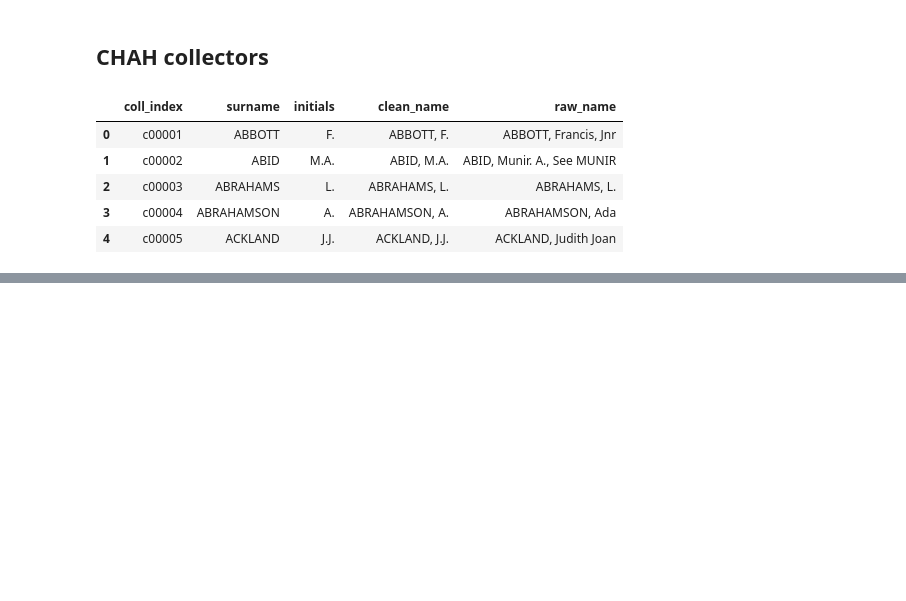
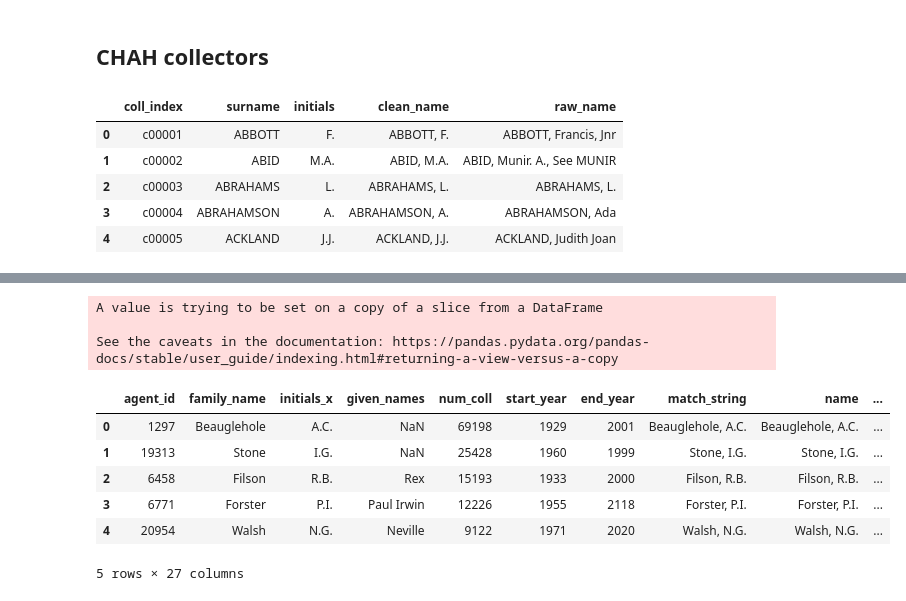
Before and after one commit to nielsklazenga/avh-collectors, a Jupyter notebook: match_names_to_wikidata_items.ipynb, the cells around one changed output, grey strips where cells are left out. Drawn from its saved outputs; the diff is of its cells as text; code cells hidden in the pictures; blank space fills up the shorter version.

```diff
--- a/match_names_to_wikidata_items.ipynb
+++ b/match_names_to_wikidata_items.ipynb
@@ -380,0 +385,18 @@ See the caveats in the documentation: https://pandas.pydata.org/pandas-docs/stab
+# %%
+import numpy as np
+
+melcoll = pd.read_csv('data/mel_collectors.csv')
+melcoll = melcoll.loc[melcoll['num_coll'] >= 1000]
+print(len(melcoll.index))
+
+# add string to match
+match_string = []
+for i, row in melcoll.iterrows():
+    match_string.append(row['family_name'] + ', ' + row['initials'])
+melcoll['match_string'] = match_string
+
+# Set data type of start and end year to integer
+melcoll.start_year = melcoll.start_year.astype(np.int64)
+melcoll.end_year = melcoll.end_year.astype(np.int64)
+
+melcoll.head()
@@ -380,0 +449,32 @@ See the caveats in the documentation: https://pandas.pydata.org/pandas-docs/stab
+# %%
+melcoll_matches = pd.merge(melcoll, matches, left_on='match_string', right_on='name')
+
+melcoll_matches_wikidata = pd.merge(melcoll_matches, wikidata, left_on='matched_name', right_on='canonical_string')
+
+melcoll_matches_wikidata = pd.merge(melcoll_matches_wikidata, wd_test, left_on='matched_name', right_on='canonical_string')
+
+melcoll_matches_wikidata.rename(columns={melcoll_matches_wikidata.columns.tolist()[-1]: 'dup_count'}, inplace=True)
+
+# print(melcoll_matches_wikidata.columns.tolist())
+melcoll_wikidata_matches = melcoll_matches_wikidata[['agent_id', 'family_name', 'initials_x', 'given_names',
+                          'num_coll', 'start_year', 'end_year', 'match_string',
+                          'name', 'matched_name', 'distance', 'dup_count',
+                          'item', 'itemLabel', 'surname', 'initials_y', 'canonical_string',
+                          'orcid', 'viaf', 'isni', 'harv', 'ipni', 'abbr',
+                          'yob', 'yod', 'wyb', 'wye']]
+
+melcoll_wikidata_matches.sort_values(['distance', 'dup_count', 'num_coll'], ascending=[True, True, False], inplace=True)
+melcoll_wikidata_matches.reset_index(drop=True, inplace=True)
+
+melcoll_wikidata_matches.head()
+# %% [output]
+A value is trying to be set on a copy of a slice from a DataFrame
+
+See the caveats in the documentation: https://pandas.pydata.org/pandas-docs/stable/user_guide/indexing.html#returning-a-view-versus-a-copy
+|  | agent_id | family_name | initials_x | given_names | num_coll | start_year | end_year | match_string | name | ... |
+| 0 | 1297 | Beauglehole | A.C. | NaN | 69198 | 1929 | 2001 | Beauglehole, A.C. | Beauglehole, A.C. | ... |
+| 1 | 19313 | Stone | I.G. | NaN | 25428 | 1960 | 1999 | Stone, I.G. | Stone, I.G. | ... |
+| 2 | 6458 | Filson | R.B. | Rex | 15193 | 1933 | 2000 | Filson, R.B. | Filson, R.B. | ... |
+| 3 | 6771 | Forster | P.I. | Paul Irwin | 12226 | 1955 | 2118 | Forster, P.I. | Forster, P.I. | ... |
+| 4 | 20954 | Walsh | N.G. | Neville | 9122 | 1971 | 2020 | Walsh, N.G. | Walsh, N.G. | ... |
+5 rows × 27 columns
```
Also changed, not shown: parts of 11 cells of this notebook, 8 other files.
